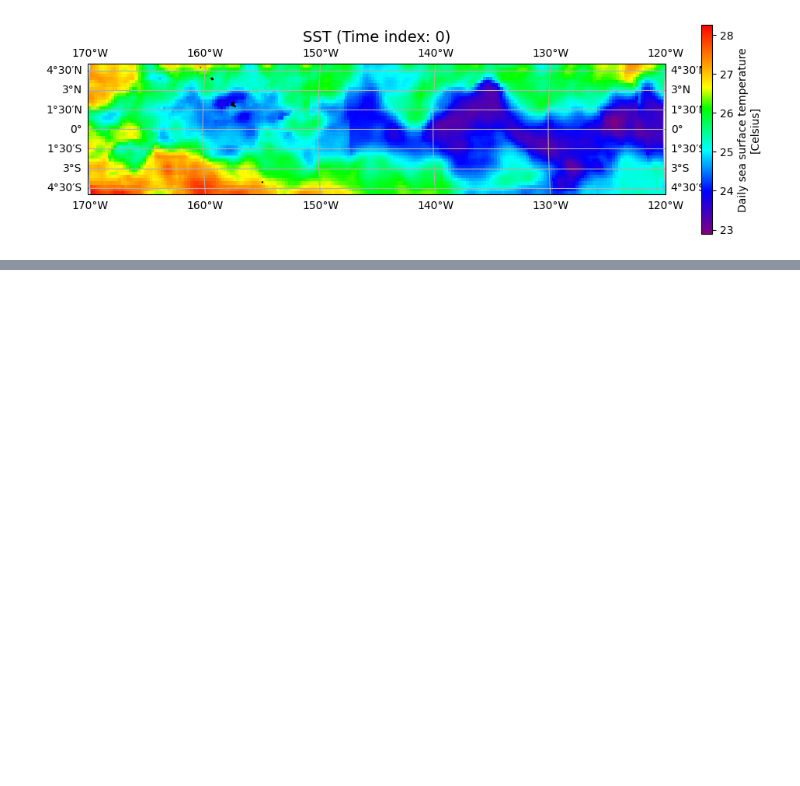
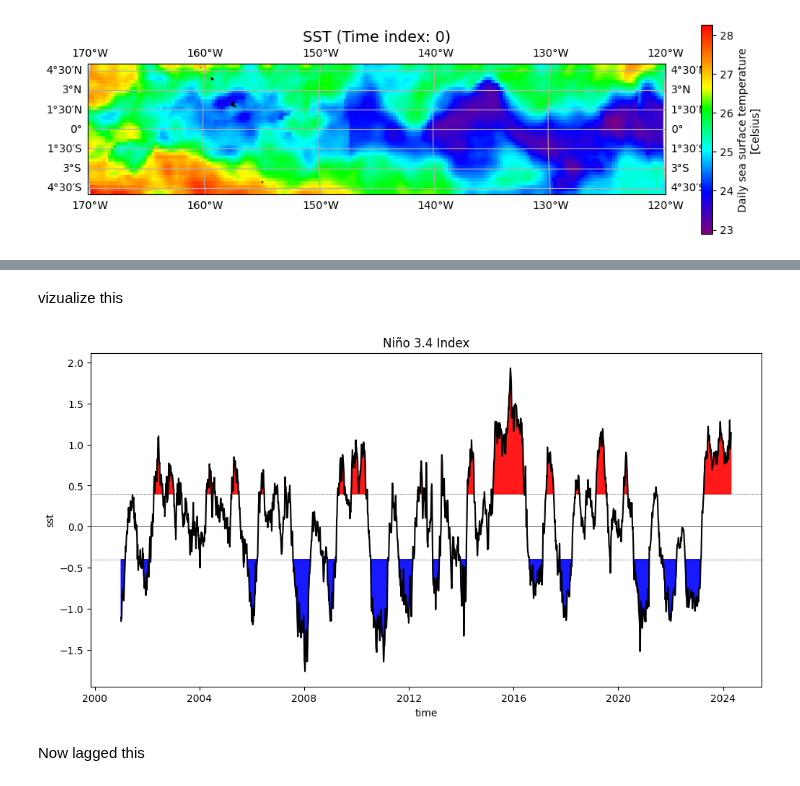
Before and after one commit to AdamPrzychodniPrivate/soil-water-forecasting, a Jupyter notebook: ml-modeling-pipeline/notebooks/sst.ipynb, the cells around one changed output, grey strips where cells are left out. Saved outputs shown, nothing was run; the diff lists cells and outputs as text; code cells hidden in the pictures; blank space fills up the shorter version.

```diff
--- a/ml-modeling-pipeline/notebooks/sst.ipynb
+++ b/ml-modeling-pipeline/notebooks/sst.ipynb
@@ -331,0 +380,3 @@ Text(0.5, 1.0, 'SST anomaly over the Niño 3.4 region')
+# %%
+std_dev = ds.sst.std()
+std_dev
@@ -331,0 +386,2 @@ Text(0.5, 1.0, 'SST anomaly over the Niño 3.4 region')
+# %%
+normalized_index_nino34_rolling_mean = index_nino34_rolling_mean / std_dev
@@ -331,0 +405,39 @@ Text(0.5, 1.0, 'SST anomaly over the Niño 3.4 region')
+# %% [markdown]
+vizualize this
+# %%
+import matplotlib.pyplot as plt
+
+# Ensure we're working with a 1-dimensional array by squeezing out single-dimension entries
+data = normalized_index_nino34_rolling_mean.squeeze()
+
+fig = plt.figure(figsize=(12, 6))
+
+# Plot where the data is above 0.4
+plt.fill_between(
+    data.time.data,
+    data.where(data >= 0.4).data,  # This ensures that the data is 1-dimensional
+    0.4,
+    color='red',
+    alpha=0.9
+)
+
+# Plot where the data is below -0.4
+plt.fill_between(
+    data.time.data,
+    data.where(data <= -0.4).data,  # This ensures that the data is 1-dimensional
+    -0.4,
+    color='blue',
+    alpha=0.9
+)
+
+# Plot the raw Niño 3.4 index
+data.plot(color='black')
+plt.axhline(0, color='black', lw=0.5)
+plt.axhline(0.4, color='black', linewidth=0.5, linestyle='dotted')
+plt.axhline(-0.4, color='black', linewidth=0.5, linestyle='dotted')
+plt.title('Niño 3.4 Index')
+plt.show()
+# %% [output]
+[figure, added]
+# %% [markdown]
+Now lagged this
```
Also changed, not shown: parts of 14 cells of this notebook.
